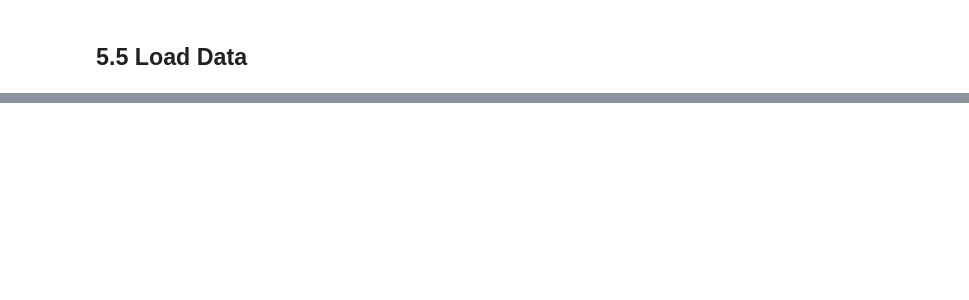
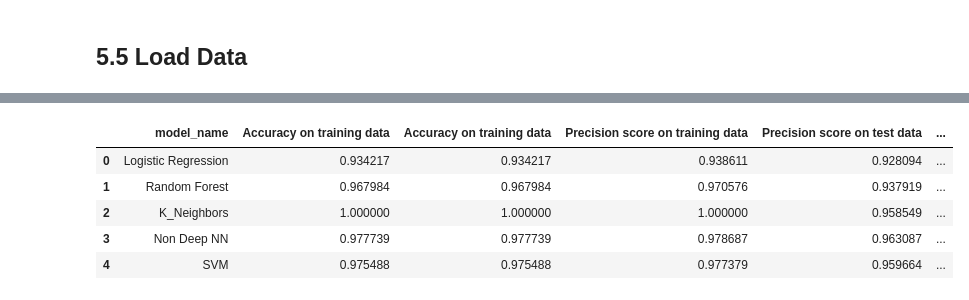
Before and after one commit to azarbarzin/Springboard, a Jupyter notebook: Capstone Project 2/Notebooks/05_modeling.ipynb, the cells around one changed output, grey strips where cells are left out. Drawn from its saved outputs; the diff is of its cells as text; code cells hidden in the pictures; blank space fills up the shorter version.

```diff
--- a/Capstone Project 2/Notebooks/05_modeling.ipynb
+++ b/Capstone Project 2/Notebooks/05_modeling.ipynb
@@ -465,0 +158,42 @@ Kumar, A. (2022, August 27). Data Storytelling Explained with Examples. Data Ana
+# %%
+
+params = [
+    {'classifier' : [LogisticRegression(random_state=42)], 'model_name' : ['Logistic Regression'],
+    'param_grid': { 'logisticregression__penalty' : ['l1', 'l2', None], 'logisticregression__C' : np.logspace(-3,3,7), 'logisticregression__solver' : ['newton-cg', 'lbfgs', 'liblinear']}},
+    {'classifier' : [RandomForestClassifier(random_state=42)], 'model_name' : ['Random Forest'],
+    'param_grid': { 'randomforestclassifier__n_estimators' : list(range(10,100,200)), 'randomforestclassifier__max_depth' : [4,5,6,7,8], 'randomforestclassifier__criterion' :['gini', 'entropy']}},
+    {'classifier' : [KNeighborsClassifier()], 'model_name' : ['K_Neighbors'],
+    'param_grid': { 'kneighborsclassifier__weights': ['uniform','distance'],'kneighborsclassifier__n_neighbors': [2]}},
+    # {'classifier' : [XGBClassifier()], 'model_name' : ['XGBoost'],
+    # 'param_grid': { 'xgbclassifier__learning_rate': [0.02,0.7,1.5], 'xgbclassifier__n_estimators': [600], 'xgbclassifier__gamma' : [0.5, 1.5]}},
+    {'classifier' : [MLPClassifier(random_state=42)], 'model_name' : ['Non Deep NN'],
+    'param_grid': { 'mlpclassifier__hidden_layer_sizes': [(10,30,10),(20,)],
+    'mlpclassifier__activation': ['tanh', 'relu'],
+    'mlpclassifier__solver': ['sgd', 'adam'],
+    'mlpclassifier__alpha': [0.0001, 0.05],
+    'mlpclassifier__learning_rate': ['constant','adaptive'] }},
+    {'classifier' : [SVC(random_state=42, probability=True)], 'model_name' : ['SVM'],
+    'param_grid': { 'svc__C': [0.1, 1, 10, 100, 1000],
+    'svc__gamma': [1, 0.1, 0.01, 0.001, 0.0001],
+    'svc__kernel': ['rbf'] }}
+
+]
+
+
+# define a dataframe to save performance metrics
+df_results = pd.DataFrame(columns=['model_name', 'Accuracy on training data', 'Accuracy on training data',
+'Precision score on training data', 'Precision score  on test data',
+'Recall score on training data', 'Recall score  on test data',
+'F1 score on training data', 'F1 score  on test data',
+'Classification Report for Training Data',
+'Classification Report for Test Data',
+'best_params_'])
+
+# train and test models
+for model_params in params:
+    model = model_params['classifier'][0]
+    param_grid = model_params['param_grid']
+    model_name = model_params['model_name'][0]
+    result = train_test_model(model, param_grid, X_train, y_train, X_test, y_test, model_name)
+
+    df_results.loc[len(df_results.index)] = result
@@ -465,0 +284,9 @@ Kumar, A. (2022, August 27). Data Storytelling Explained with Examples. Data Ana
+# %%
+df_results
+# %% [output]
+|  | model_name | Accuracy on training data | Accuracy on training data | Precision score on training data | Precision score on test data | ... |
+| 0 | Logistic Regression | 0.934217 | 0.934217 | 0.938611 | 0.928094 | ... |
+| 1 | Random Forest | 0.967984 | 0.967984 | 0.970576 | 0.937919 | ... |
+| 2 | K_Neighbors | 1.000000 | 1.000000 | 1.000000 | 0.958549 | ... |
+| 3 | Non Deep NN | 0.977739 | 0.977739 | 0.978687 | 0.963087 | ... |
+| 4 | SVM | 0.975488 | 0.975488 | 0.977379 | 0.959664 | ... |
```
Also changed, not shown: parts of 99 cells of this notebook, 3 other files.
